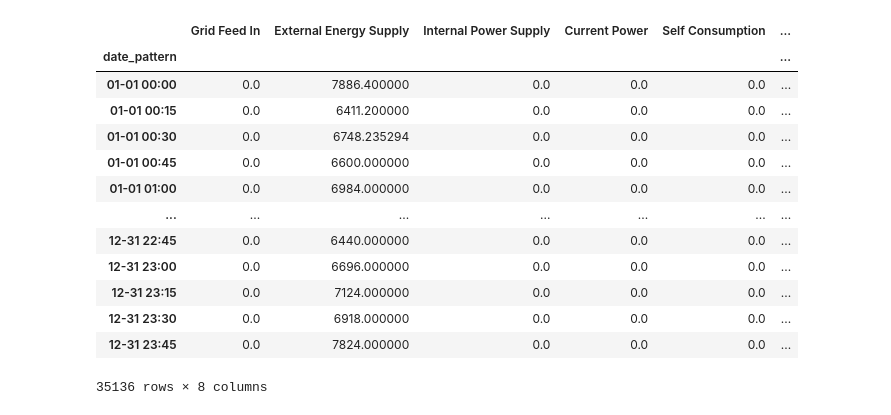
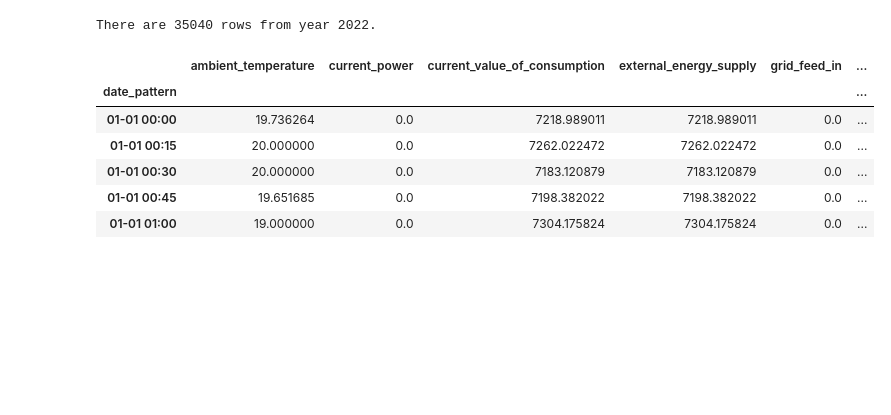
Before and after one commit to wsarachai/CM-SolarTS, a Jupyter notebook: src/jupyter_nb/pvdb-fix-from-other-year.ipynb, the cells around one changed output. Saved outputs shown, nothing was run; the diff lists cells and outputs as text; code cells hidden in the pictures; blank space fills up the shorter version.

```diff
--- a/src/jupyter_nb/pvdb-fix-from-other-year.ipynb
+++ b/src/jupyter_nb/pvdb-fix-from-other-year.ipynb
@@ -88,10 +150,4 @@ len(df_filled)
 # %%
-plot_cols = ['Grid Feed In', 'External Energy Supply', 'Internal Power Supply', 'Current Power', 'Self Consumption', 'Ambient Temperature', 'Module Temperature', 'Total Irradiation']
-plot_features = df_filled[plot_cols]
-plot_features.index = complete_index
-_ = plot_features.plot(subplots=True)
-
-plot_features = df_filled[plot_cols][:960]
-plot_features.index = complete_index[:960]
-_ = plot_features.plot(subplots=True)
+all_cols = [c for c in df_with_all_times.columns]
+print(all_cols)
 # %% [output]
@@ -117,3 +169,4 @@ nan_rows
 # %%
 # Replace all NaN values in the DataFrame with 0
-df_filled = df_filled.fillna(0)
+df_filled = df_with_all_times.fillna(0)
+df_filled.shape
@@ -219,0 +233,4 @@ rows_to_fix
+# %%
+# Create date pattern columns BEFORE any filtering
+df_fixed['date_pattern'] = df_fixed.index.strftime('%m-%d %H:%M')
+df_fixed['date_pattern'].head(5)
@@ -219,0 +244,6 @@ rows_to_fix
+# %%
+# Find year rows with zeros (using your existing mask)
+mask_from_year = df_fixed.index.year == year_from
+year_rows = df_fixed.loc[mask_from_year]
+print(F"There are {year_rows.shape[0]} in {year_from}")
+year_rows.head(5)
@@ -220,24 +290,18 @@ rows_to_fix
 # %%
 # Create lookup DataFrame from source year
-source_mask = df_filled.index.year == year_from
-source_data = df_filled[source_mask]
-lookup_df = source_data.drop_duplicates('date_pattern').set_index('date_pattern')[valid_columns]
-lookup_df
+source_data = df_fixed[mask_from_year]
+lookup_df = source_data.drop_duplicates('date_pattern').set_index('date_pattern')[all_cols]
+print(F"There are {lookup_df.shape[0]} rows from year {year_from}.")
+lookup_df.head(5)
 # %% [output]
+There are 35040 rows from year 2022.
-|  | Grid Feed In | External Energy Supply | Internal Power Supply | Current Power | Self Consumption | ... |
+|  | ambient_temperature | current_power | current_value_of_consumption | external_energy_supply | grid_feed_in | ... |
 | date_pattern |  |  |  |  |  | ... |
-| 01-01 00:00 | 0.0 | 7886.400000 | 0.0 | 0.0 | 0.0 | ... |
-| 01-01 00:15 | 0.0 | 6411.200000 | 0.0 | 0.0 | 0.0 | ... |
-| 01-01 00:30 | 0.0 | 6748.235294 | 0.0 | 0.0 | 0.0 | ... |
-| 01-01 00:45 | 0.0 | 6600.000000 | 0.0 | 0.0 | 0.0 | ... |
-| 01-01 01:00 | 0.0 | 6984.000000 | 0.0 | 0.0 | 0.0 | ... |
-| ... | ... | ... | ... | ... | ... | ... |
-| 12-31 22:45 | 0.0 | 6440.000000 | 0.0 | 0.0 | 0.0 | ... |
-| 12-31 23:00 | 0.0 | 6696.000000 | 0.0 | 0.0 | 0.0 | ... |
-| 12-31 23:15 | 0.0 | 7124.000000 | 0.0 | 0.0 | 0.0 | ... |
-| 12-31 23:30 | 0.0 | 6918.000000 | 0.0 | 0.0 | 0.0 | ... |
-| 12-31 23:45 | 0.0 | 7824.000000 | 0.0 | 0.0 | 0.0 | ... |
+| 01-01 00:00 | 19.736264 | 0.0 | 7218.989011 | 7218.989011 | 0.0 | ... |
+| 01-01 00:15 | 20.000000 | 0.0 | 7262.022472 | 7262.022472 | 0.0 | ... |
+| 01-01 00:30 | 20.000000 | 0.0 | 7183.120879 | 7183.120879 | 0.0 | ... |
+| 01-01 00:45 | 19.651685 | 0.0 | 7198.382022 | 7198.382022 | 0.0 | ... |
+| 01-01 01:00 | 19.000000 | 0.0 | 7304.175824 | 7304.175824 | 0.0 | ... |
-35136 rows × 8 columns
 # %%
 # Find which patterns harows_to_fixve matches and update them
 matching_patterns = rows_to_fix['date_pattern'].isin(lookup_df.index)
```
Also changed, not shown: parts of 39 cells of this notebook, 3 other files.
